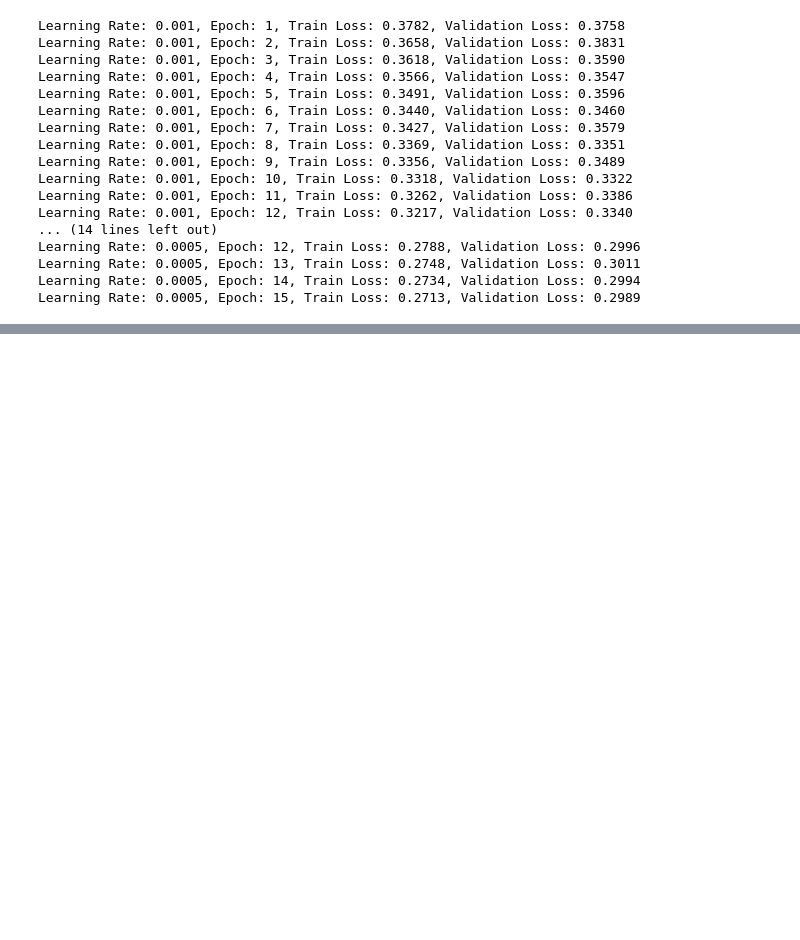
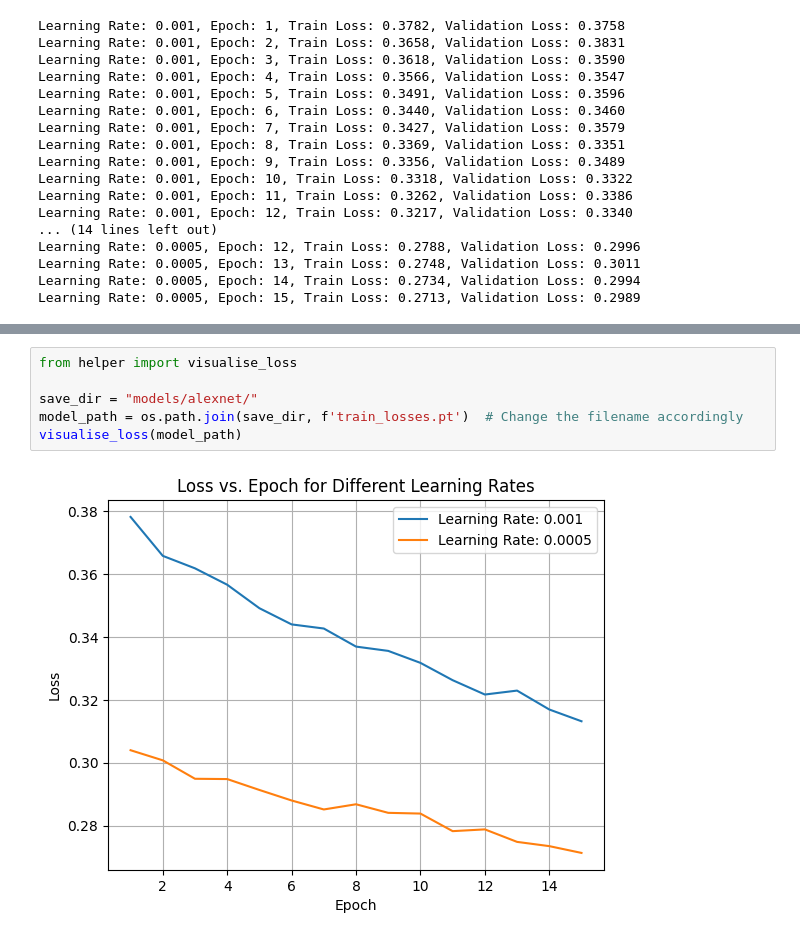
Before and after one commit to Abzzt/adl, a Jupyter notebook: AlexNet.ipynb, the cells around one changed output, grey strips where cells are left out. Saved outputs shown, nothing was run; the diff lists cells and outputs as text; blank space fills up the shorter version.

Commit message:
eval for both alexnet models

```diff
--- a/AlexNet.ipynb
+++ b/AlexNet.ipynb
@@ -120,0 +158,8 @@ Learning Rate: 0.0005, Epoch: 15, Train Loss: 0.2713, Validation Loss: 0.2989
+# %%
+from helper import visualise_loss
+
+save_dir = "models/alexnet/"
+model_path = os.path.join(save_dir, f'train_losses.pt')  # Change the filename accordingly
+visualise_loss(model_path)
+# %% [output]
+[figure, added]
```
Also changed, not shown: parts of 2 cells of this notebook, 1 other file.
